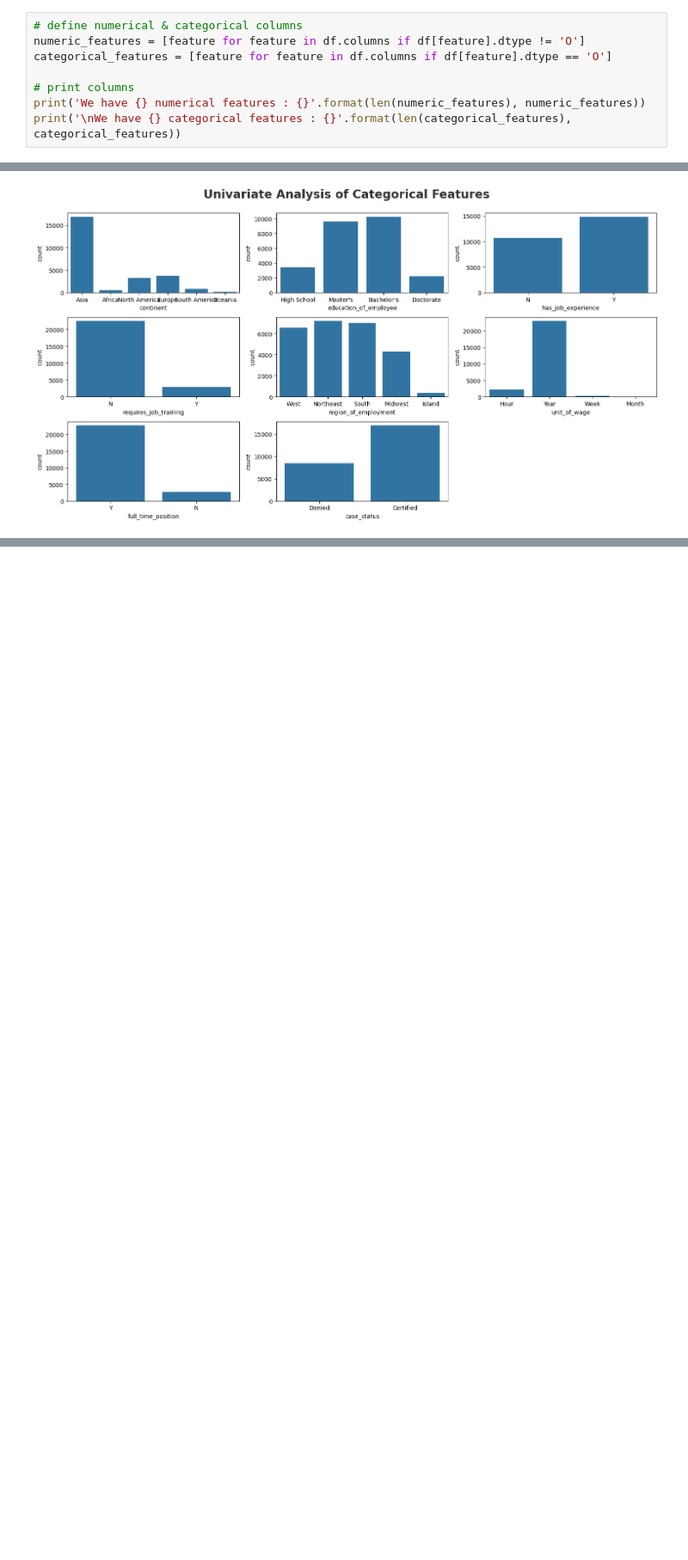
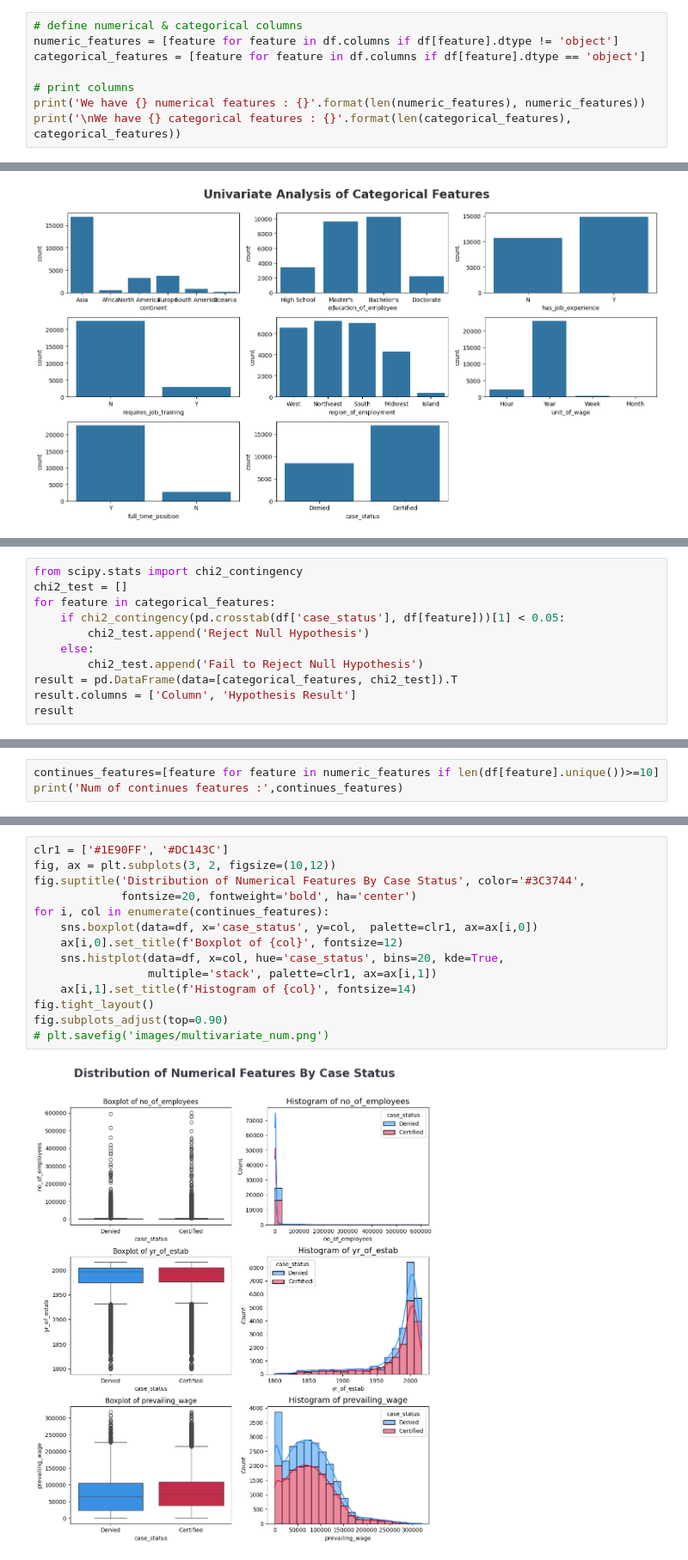
Before and after one commit to tproma/End_to_End_ML_Visa_Approval_Prediction, a Jupyter notebook: Notebook/1_EDA.ipynb, the cells around one changed output, grey strips where cells are left out. Shown: that part at 86% size. Saved outputs shown, nothing was run; the diff lists cells and outputs as text; blank space fills up the shorter version.

```diff
--- a/Notebook/1_EDA.ipynb
+++ b/Notebook/1_EDA.ipynb
@@ -62,8 +91,8 @@ memory usage: 2.3+ MB
 ## Exploring Data
 # %%
 # define numerical & categorical columns
-numeric_features = [feature for feature in df.columns if df[feature].dtype != 'O']
-categorical_features = [feature for feature in df.columns if df[feature].dtype == 'O']
+numeric_features = [feature for feature in df.columns if df[feature].dtype != 'object']
+categorical_features = [feature for feature in df.columns if df[feature].dtype == 'object']
 
 # print columns
 print('We have {} numerical features : {}'.format(len(numeric_features), numeric_features))
@@ -131,0 +181,11 @@ for i in range(0, len(categorical_features)):
+# %%
+from scipy.stats import chi2_contingency
+chi2_test = []
+for feature in categorical_features:
+    if chi2_contingency(pd.crosstab(df['case_status'], df[feature]))[1] < 0.05:
+        chi2_test.append('Reject Null Hypothesis')
+    else:
+        chi2_test.append('Fail to Reject Null Hypothesis')
+result = pd.DataFrame(data=[categorical_features, chi2_test]).T
+result.columns = ['Column', 'Hypothesis Result']
+result
@@ -131,0 +219,3 @@ for i in range(0, len(categorical_features)):
+# %%
+continues_features=[feature for feature in numeric_features if len(df[feature].unique())>=10]
+print('Num of continues features :',continues_features)
@@ -131,0 +224,16 @@ for i in range(0, len(categorical_features)):
+# %%
+clr1 = ['#1E90FF', '#DC143C']
+fig, ax = plt.subplots(3, 2, figsize=(10,12))
+fig.suptitle('Distribution of Numerical Features By Case Status', color='#3C3744',
+             fontsize=20, fontweight='bold', ha='center')
+for i, col in enumerate(continues_features):
+    sns.boxplot(data=df, x='case_status', y=col,  palette=clr1, ax=ax[i,0])
+    ax[i,0].set_title(f'Boxplot of {col}', fontsize=12)
+    sns.histplot(data=df, x=col, hue='case_status', bins=20, kde=True,
+                 multiple='stack', palette=clr1, ax=ax[i,1])
+    ax[i,1].set_title(f'Histogram of {col}', fontsize=14)
+fig.tight_layout()
+fig.subplots_adjust(top=0.90)
+# plt.savefig('images/multivariate_num.png')
+# %% [output]
+[figure, added]
```
Also changed, not shown: parts of 7 cells of this notebook.
